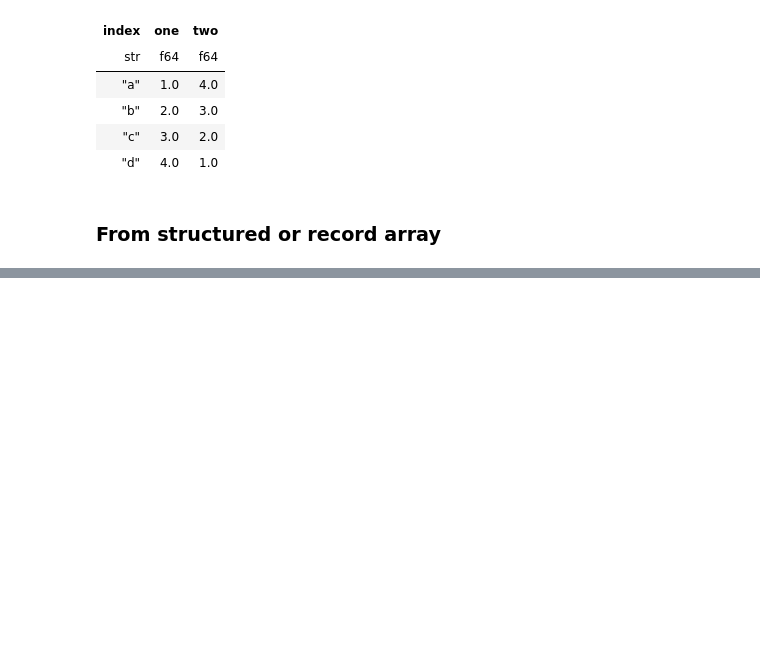
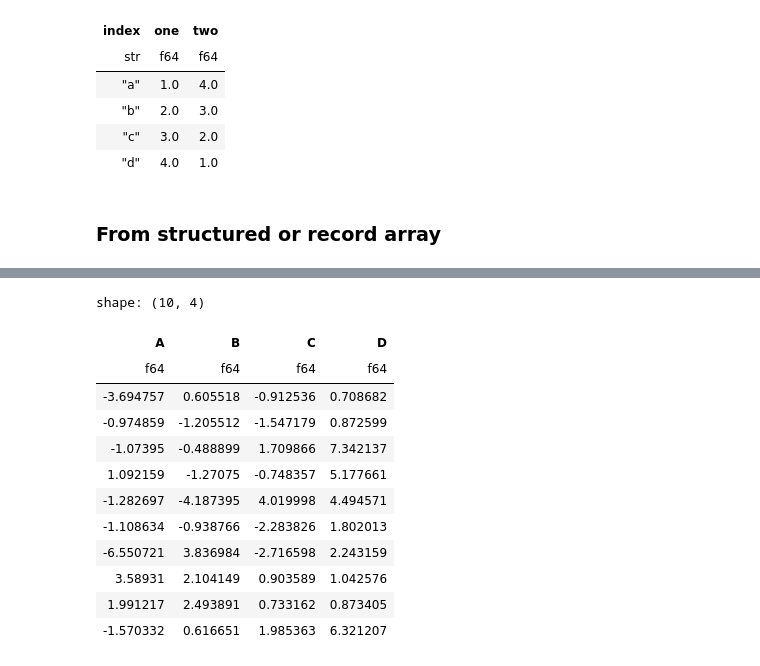
Before and after one commit to ruoyu0088/polars_guide, a Jupyter notebook: polars_guide/515_polars_pandas_data.ipynb, the cells around one changed output, grey strips where cells are left out. Cells and saved outputs as stored; diff of their text form; code cells hidden in the pictures; blank space fills up the shorter version.

```diff
--- a/polars_guide/515_polars_pandas_data.ipynb
+++ b/polars_guide/515_polars_pandas_data.ipynb
@@ -294,0 +664,16 @@ shape: (4, 3)
+# %%
+df.select((1 / pl.all()).name.keep())
+# %% [output]
+shape: (10, 4)
+| A | B | C | D |
+| f64 | f64 | f64 | f64 |
+| -3.694757 | 0.605518 | -0.912536 | 0.708682 |
+| -0.974859 | -1.205512 | -1.547179 | 0.872599 |
+| -1.07395 | -0.488899 | 1.709866 | 7.342137 |
+| 1.092159 | -1.27075 | -0.748357 | 5.177661 |
+| -1.282697 | -4.187395 | 4.019998 | 4.494571 |
+| -1.108634 | -0.938766 | -2.283826 | 1.802013 |
+| -6.550721 | 3.836984 | -2.716598 | 2.243159 |
+| 3.58931 | 2.104149 | 0.903589 | 1.042576 |
+| 1.991217 | 2.493891 | 0.733162 | 0.873405 |
+| -1.570332 | 0.616651 | 1.985363 | 6.321207 |
```
Also changed, not shown: parts of 82 cells of this notebook, 3 other files.
